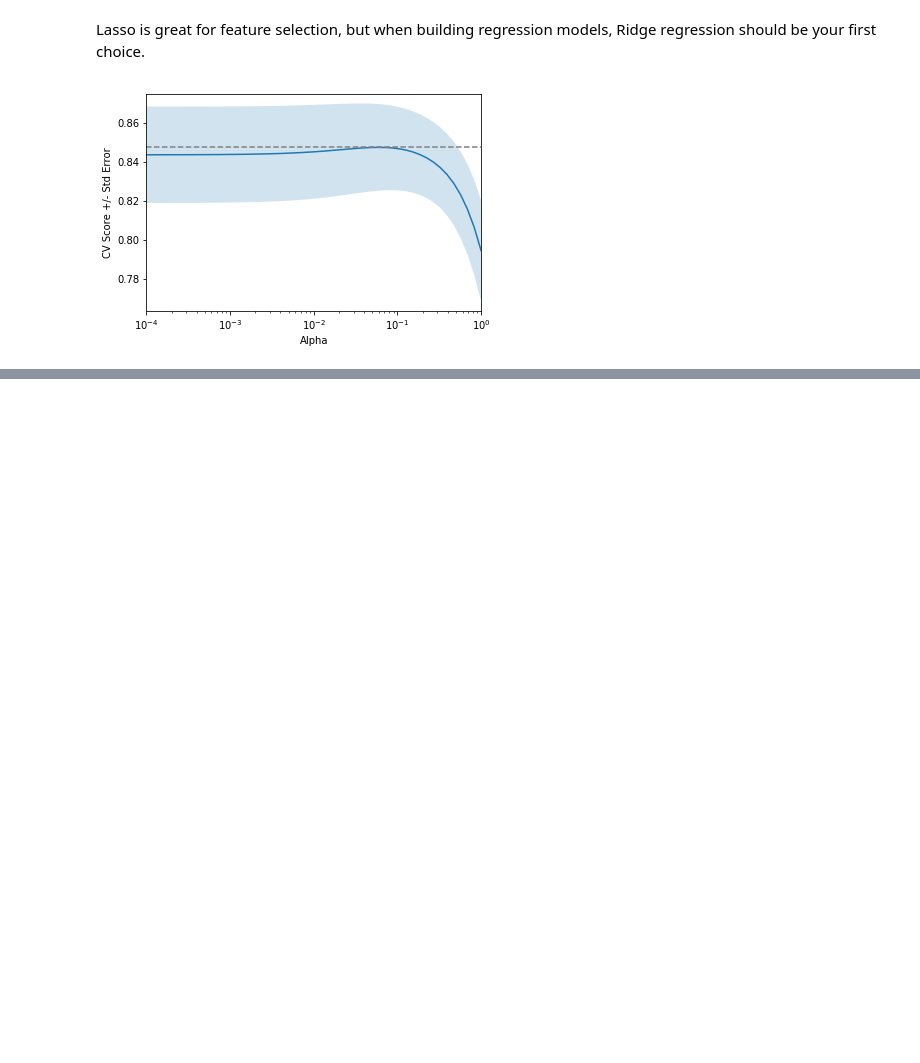
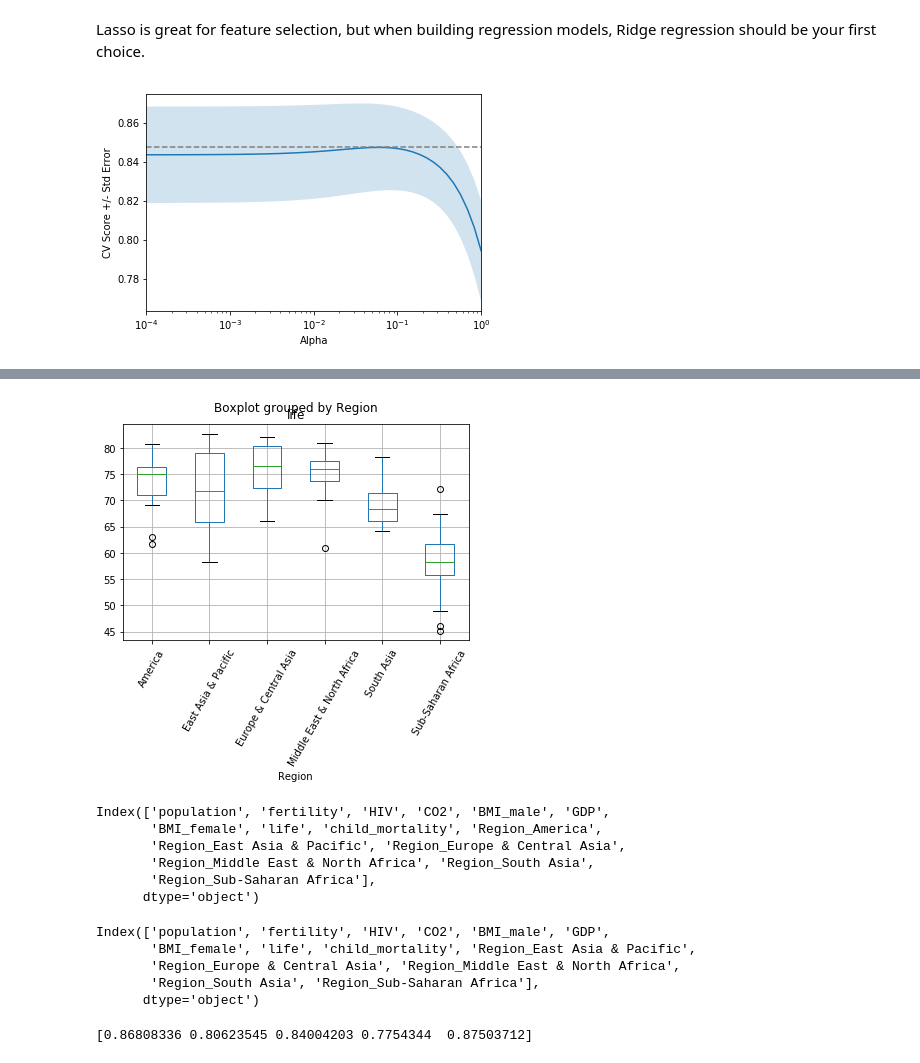
Before and after one commit to ZahraFarhadi19/DataCamp-MachineLearning, a Jupyter notebook: Exercises /Gapminder (regression problem).ipynb, the cells around one changed output, grey strips where cells are left out. Cells and saved outputs as stored; diff of their text form; code cells hidden in the pictures; blank space fills up the shorter version.

```diff
--- a/Exercises /Gapminder (regression problem).ipynb
+++ b/Exercises /Gapminder (regression problem).ipynb
@@ -221,0 +224,3 @@ display_plot(ridge_scores, ridge_scores_std)
+# %%
+df = pd.read_csv(direct_link)
+df.head()
@@ -221,0 +234,28 @@ display_plot(ridge_scores, ridge_scores_std)
+# %%
+df.boxplot('life', 'Region', rot = 60)
+plt.show()
+# %% [output]
+[figure, added]
+# %%
+# Create dummy variables: df_region
+df_region = pd.get_dummies(df)
+print(df_region.columns)
+# %% [output]
+Index(['population', 'fertility', 'HIV', 'CO2', 'BMI_male', 'GDP',
+       'BMI_female', 'life', 'child_mortality', 'Region_America',
+       'Region_East Asia & Pacific', 'Region_Europe & Central Asia',
+       'Region_Middle East & North Africa', 'Region_South Asia',
+       'Region_Sub-Saharan Africa'],
+      dtype='object')
+# %%
+# Create dummy variables with drop_first=True: df_region
+df_region = pd.get_dummies(df, drop_first = True)
+
+# Print the new columns of df_region
+print(df_region.columns)
+# %% [output]
+Index(['population', 'fertility', 'HIV', 'CO2', 'BMI_male', 'GDP',
+       'BMI_female', 'life', 'child_mortality', 'Region_East Asia & Pacific',
+       'Region_Europe & Central Asia', 'Region_Middle East & North Africa',
+       'Region_South Asia', 'Region_Sub-Saharan Africa'],
+      dtype='object')
@@ -221,0 +265,10 @@ display_plot(ridge_scores, ridge_scores_std)
+# %%
+from sklearn.linear_model import Ridge
+from sklearn.model_selection import cross_val_score
+
+ridge = Ridge(alpha = .5, normalize = True)
+
+ridge_cv = cross_val_score(ridge, X, y, cv = 5)
+print(ridge_cv)
+# %% [output]
+[0.86808336 0.80623545 0.84004203 0.7754344  0.87503712]
```
Also changed, not shown: parts of 5 cells of this notebook, 1 other file.
